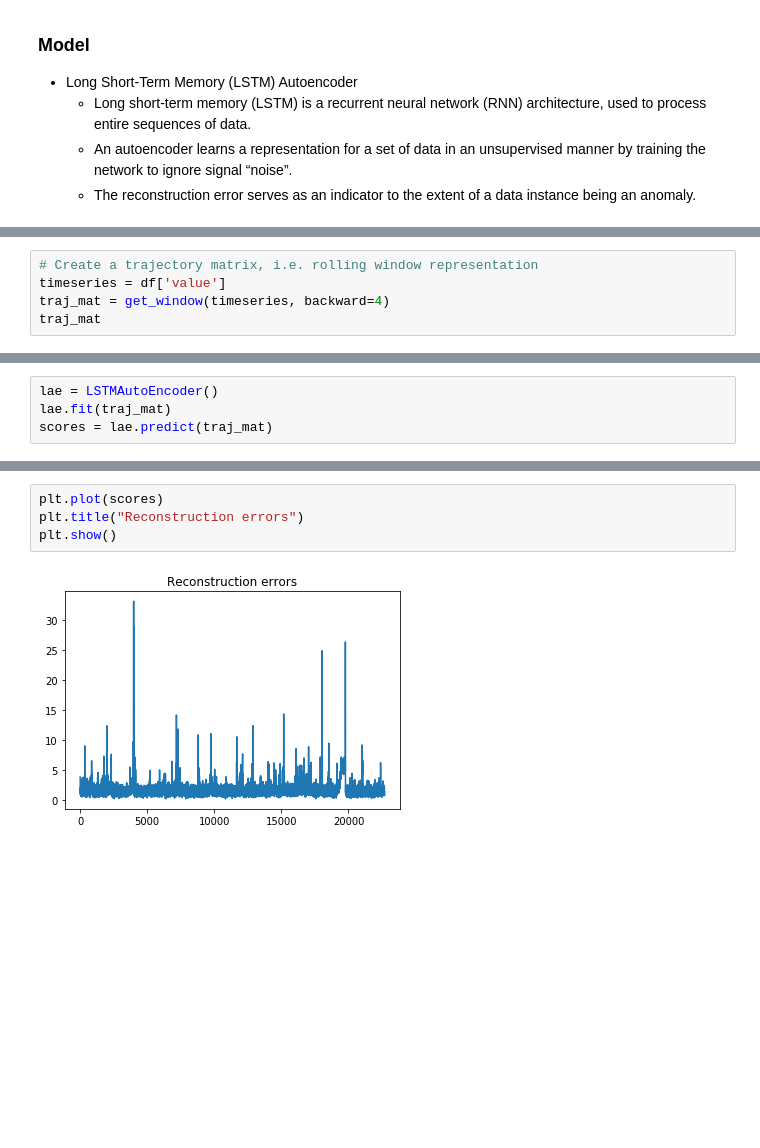
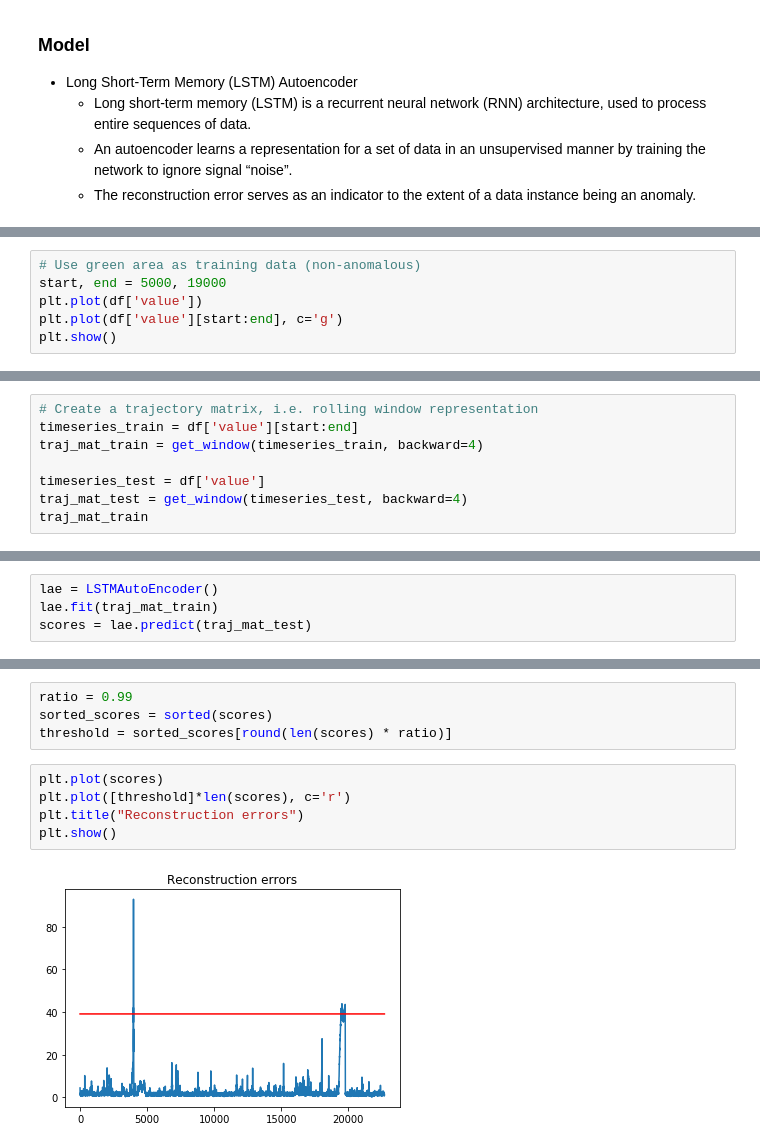
Before and after one commit to jetnew/Anomaly-Detection, a Jupyter notebook: notebook/machine_temperature_system_failure.ipynb, the cells around one changed output, grey strips where cells are left out. Saved outputs shown, nothing was run; the diff lists cells and outputs as text; blank space fills up the shorter version.

Commit message:
Train only on normal data

```diff
--- a/notebook/machine_temperature_system_failure.ipynb
+++ b/notebook/machine_temperature_system_failure.ipynb
@@ -48,0 +43,6 @@ plt.show()
+# %%
+# Use green area as training data (non-anomalous)
+start, end = 5000, 19000
+plt.plot(df['value'])
+plt.plot(df['value'][start:end], c='g')
+plt.show()
@@ -49,6 +51,9 @@ plt.show()
 # %%
 # Create a trajectory matrix, i.e. rolling window representation
-timeseries = df['value']
-traj_mat = get_window(timeseries, backward=4)
-traj_mat
+timeseries_train = df['value'][start:end]
+traj_mat_train = get_window(timeseries_train, backward=4)
+
+timeseries_test = df['value']
+traj_mat_test = get_window(timeseries_test, backward=4)
+traj_mat_train
 # %% [output]
@@ -62,5 +73,5 @@ array([[73.96732207, 74.935882  , 76.12416182, 78.14070732, 79.32983574],
 # %%
 lae = LSTMAutoEncoder()
-lae.fit(traj_mat)
-scores = lae.predict(traj_mat)
+lae.fit(traj_mat_train)
+scores = lae.predict(traj_mat_test)
 # %% [output]
@@ -84,6 +95,11 @@ Epoch 5/5
+# %%
+ratio = 0.99
+sorted_scores = sorted(scores)
+threshold = sorted_scores[round(len(scores) * ratio)]
 # %%
 plt.plot(scores)
+plt.plot([threshold]*len(scores), c='r')
 plt.title("Reconstruction errors")
 plt.show()
 # %% [output]
-[figure, old version]
+[figure, new version]
```
Also changed, not shown: parts of 6 cells of this notebook, 1 other file.
